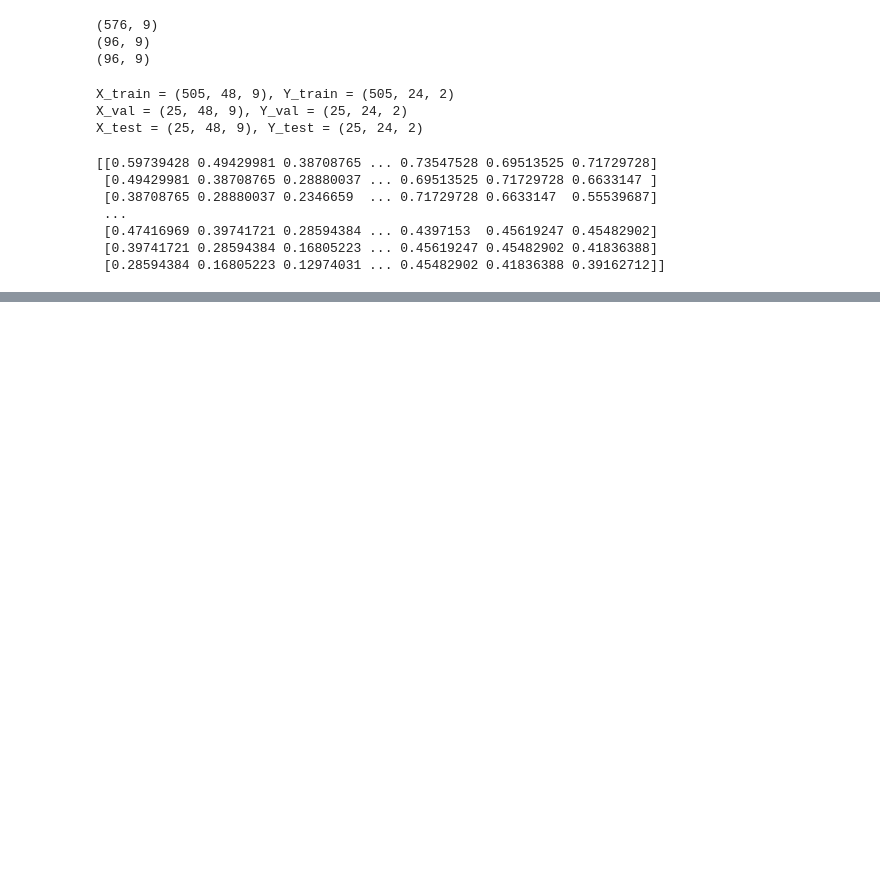
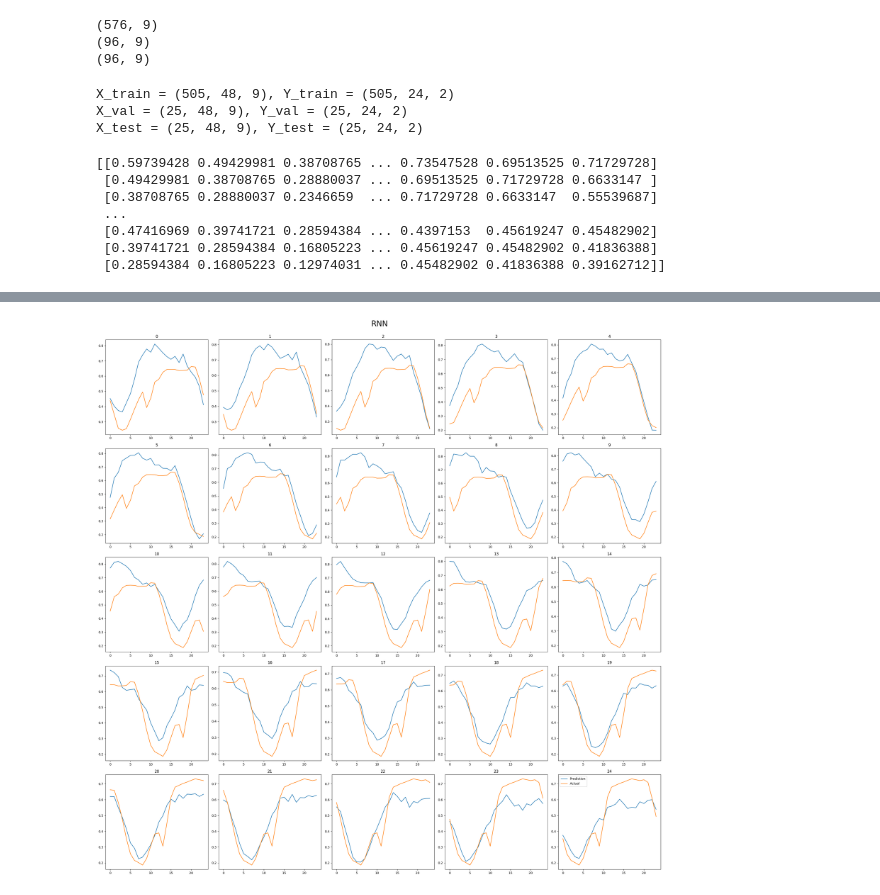
Before and after one commit to MatejPriesol/Forecasting-Carbon-Intensity-and-Solar-Generation, a Jupyter notebook: models/LSTM two heads.ipynb, the cells around one changed output, grey strips where cells are left out. Drawn from its saved outputs; the diff is of its cells as text; code cells hidden in the pictures; blank space fills up the shorter version.

Commit message:
Added validation for LSTM

```diff
--- a/models/LSTM two heads.ipynb
+++ b/models/LSTM two heads.ipynb
@@ -121,15 +119,15 @@ val_loss_2 = []
 input_layer = layers.Input(shape=(NUM_OF_TIMESTEPS_INPUT, NUM_OF_FEATURES))
 
 # Dense layers for variable 1
-lstm1 = layers.LSTM(98, activation='tanh', return_sequences=True)(input_layer)
-lstm2 = layers.LSTM(48, activation='tanh', return_sequences=True)(lstm1)
-lstm3 = layers.LSTM(24, activation='tanh', return_sequences=False)(lstm2)
+lstm1 = layers.LSTM(98, activation='relu', return_sequences=True)(input_layer)
+lstm2 = layers.LSTM(48, activation='relu', return_sequences=True)(lstm1)
+lstm3 = layers.LSTM(24, activation='relu', return_sequences=False)(lstm2)
 output_variable1 = layers.Dense(24, name='output_variable1')(lstm3)
 
 # Dense layers for variable 2
-dense4 = layers.LSTM(96, activation='tanh', return_sequences=True)(input_layer)
-dense5 = layers.LSTM(48, activation='tanh', return_sequences=True)(dense4)
-dense6 = layers.LSTM(24, activation='tanh', return_sequences=False)(dense5)
+dense4 = layers.LSTM(96, activation='relu', return_sequences=True)(input_layer)
+dense5 = layers.LSTM(48, activation='relu', return_sequences=True)(dense4)
+dense6 = layers.LSTM(24, activation='relu', return_sequences=False)(dense5)
 output_variable2 = layers.Dense(24, name='output_variable2')(dense6)
 
 # Define the model
@@ -233,8 +237,8 @@ predictions_1 = []
 predictions_2 = []
 #print(len(eval_target_variables))
 
-for i in range(len(Y_test)):
-    current_batch = X_test[i].reshape((1, NUM_OF_TIMESTEPS_INPUT, NUM_OF_FEATURES))
+for i in range(len(Y_val)):
+    current_batch = X_val[i].reshape((1, NUM_OF_TIMESTEPS_INPUT, NUM_OF_FEATURES))
     curr_pred1, curr_pred2 = model.predict(current_batch)
     predictions_1.append(curr_pred1)
     predictions_2.append(curr_pred2)
@@ -241,18 +263,20 @@ for i in range(len(Y_test)):
 # %%
 fig, axs = plt.subplots(5, 5, figsize=(25, 25))
 axs = axs.flatten()
 
 for i, column in enumerate(predictions_1):
     ax = axs[i]
     # TODO seems to work but check why column[0]
     ax.plot(column[0], label="Prediction")
-    ax.plot(Y_test[i, :, 0], label="Actual")
+    ax.plot(Y_val[i, :, 0], label="Actual")
     ax.title.set_text(i)
 
 fig.suptitle("RNN", fontsize=24)
 plt.tight_layout(rect=[0, 0, 1, 0.98])
 plt.legend()
 plt.show()
+# %% [output]
+[figure, added]
 # %%
 fig, axs = plt.subplots(5, 5, figsize=(25, 25))
 axs = axs.flatten()
```
Also changed, not shown: parts of 9 cells of this notebook, 2 other files.
